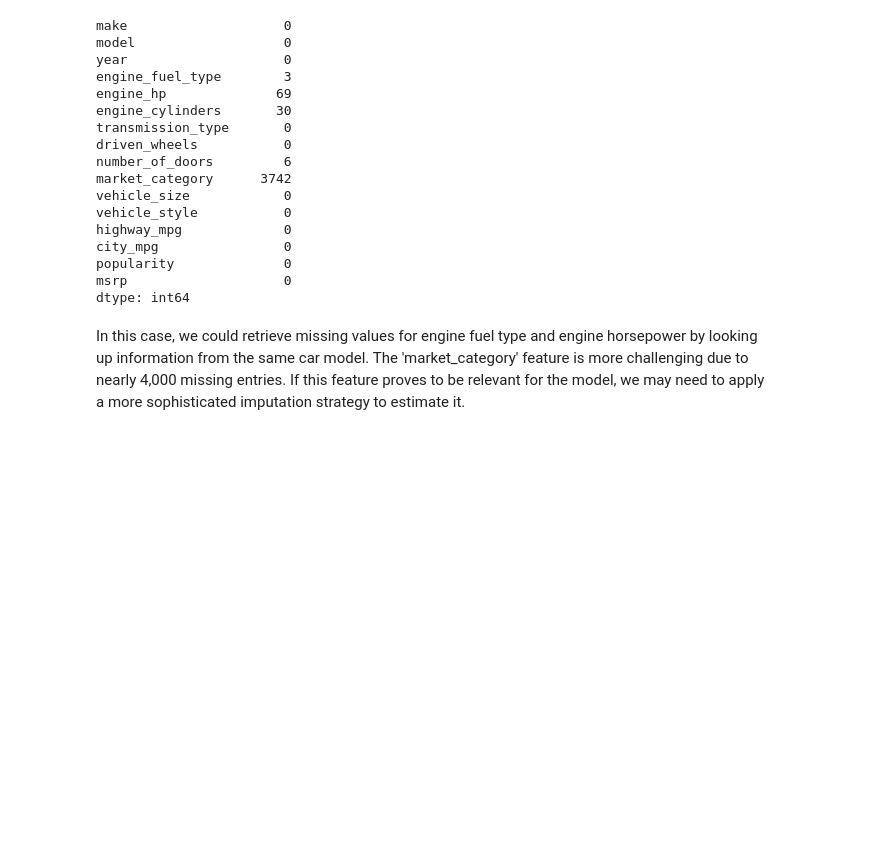
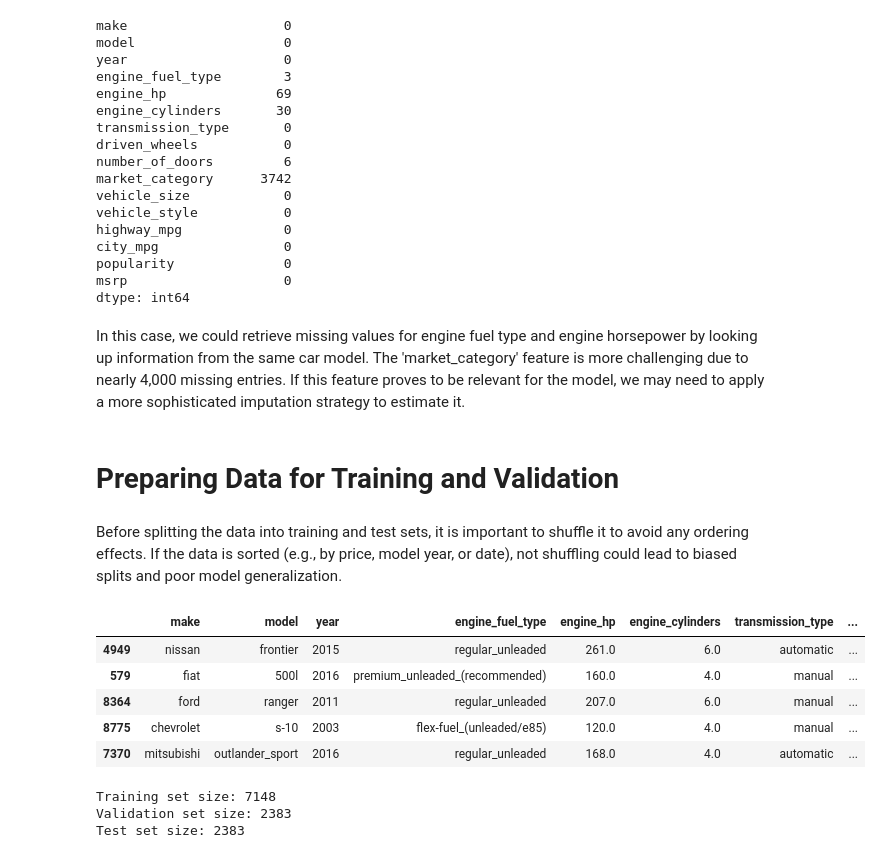
Before and after one commit to EmiTR/ML_Practice, a Jupyter notebook: Predicting_price_LinReg.ipynb, the cells around one changed output. Drawn from its saved outputs; the diff is of its cells as text; code cells hidden in the pictures; blank space fills up the shorter version.

Commit message:
Splitting data

```diff
--- a/Predicting_price_LinReg.ipynb
+++ b/Predicting_price_LinReg.ipynb
@@ -191,3 +191,35 @@ msrp                    0
 dtype: int64
 # %% [markdown]
 In this case, we could retrieve missing values for engine fuel type and engine horsepower by looking up information from the same car model. The 'market_category' feature is more challenging due to nearly 4,000 missing entries. If this feature proves to be relevant for the model, we may need to apply a more sophisticated imputation strategy to estimate it.
+# %% [markdown]
+# Preparing Data for Training and Validation
+# %% [markdown]
+Before splitting the data into training and test sets, it is important to shuffle it to avoid any ordering effects. If the data is sorted (e.g., by price, model year, or date), not shuffling could lead to biased splits and poor model generalization.
+# %%
+# Best practice is to split the data into training, validation, and test sets: using sklearn :-))
+from sklearn.model_selection import train_test_split
+# adding shuffle=True to make sure data is shuffled before splitting. random_state is set to a fixed number to make the splits reproducible.
+
+# First split: Train (60%) vs Validation (40%)
+df_train, rest = train_test_split(df, test_size=0.40, random_state=42, shuffle=True)
+
+# Second split: Validation (20% of df aka 50% of rest) vs Test (20% of df aka 50% of rest)
+df_val, df_test = train_test_split(rest, test_size=0.50, random_state=42, shuffle=True)
+# %%
+df_train.head()
+# %% [output]
+|  | make | model | year | engine_fuel_type | engine_hp | engine_cylinders | transmission_type | ... |
+| 4949 | nissan | frontier | 2015 | regular_unleaded | 261.0 | 6.0 | automatic | ... |
+| 579 | fiat | 500l | 2016 | premium_unleaded_(recommended) | 160.0 | 4.0 | manual | ... |
+| 8364 | ford | ranger | 2011 | regular_unleaded | 207.0 | 6.0 | manual | ... |
+| 8775 | chevrolet | s-10 | 2003 | flex-fuel_(unleaded/e85) | 120.0 | 4.0 | manual | ... |
+| 7370 | mitsubishi | outlander_sport | 2016 | regular_unleaded | 168.0 | 4.0 | automatic | ... |
+# %%
+# Cheking the sizes of the splits
+print(f'Training set size: {len(df_train)}')
+print(f'Validation set size: {len(df_val)}')
+print(f'Test set size: {len(df_test)}')
+# %% [output]
+Training set size: 7148
+Validation set size: 2383
+Test set size: 2383
```
Also changed, not shown: parts of 5 cells of this notebook.
